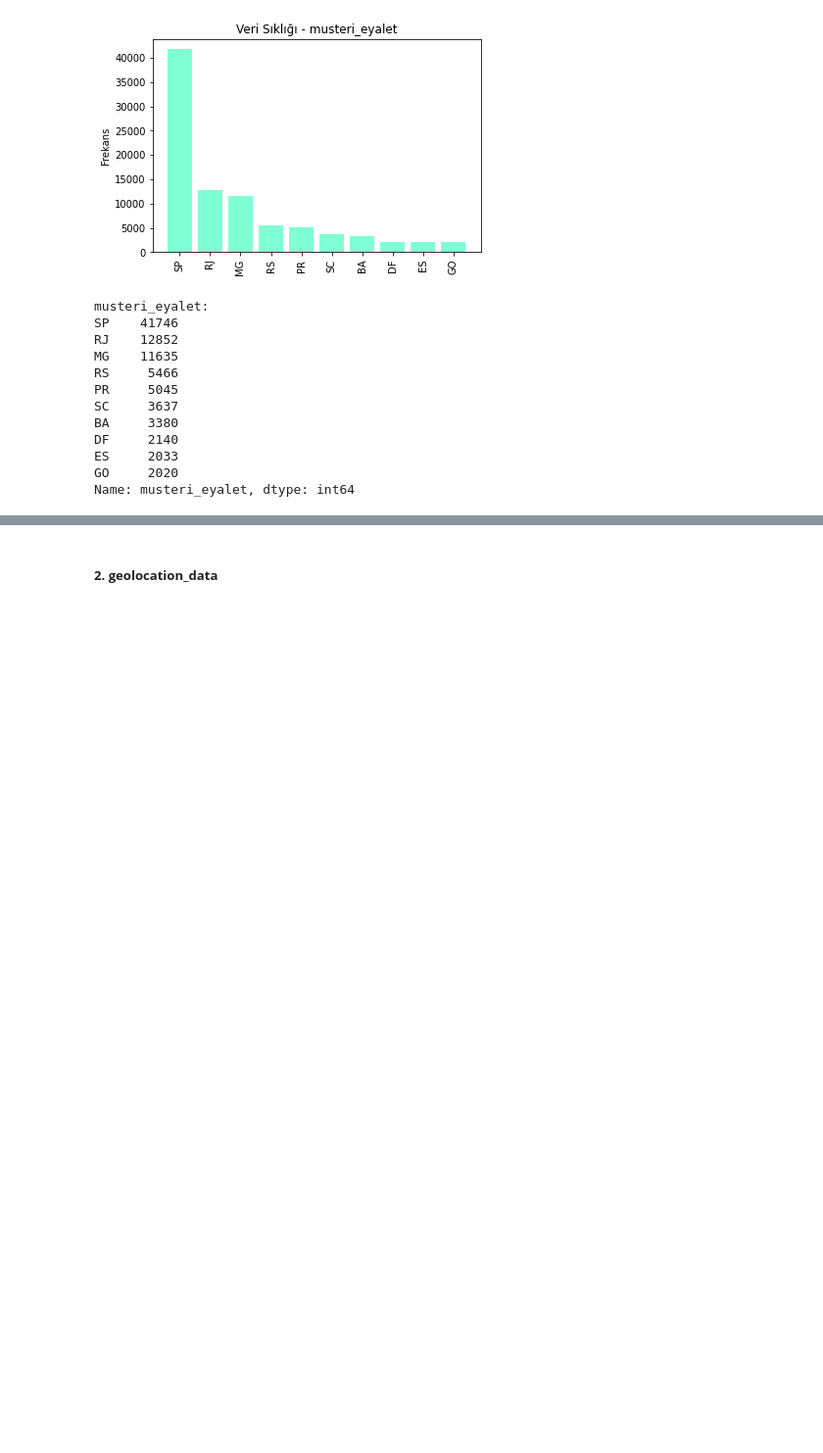
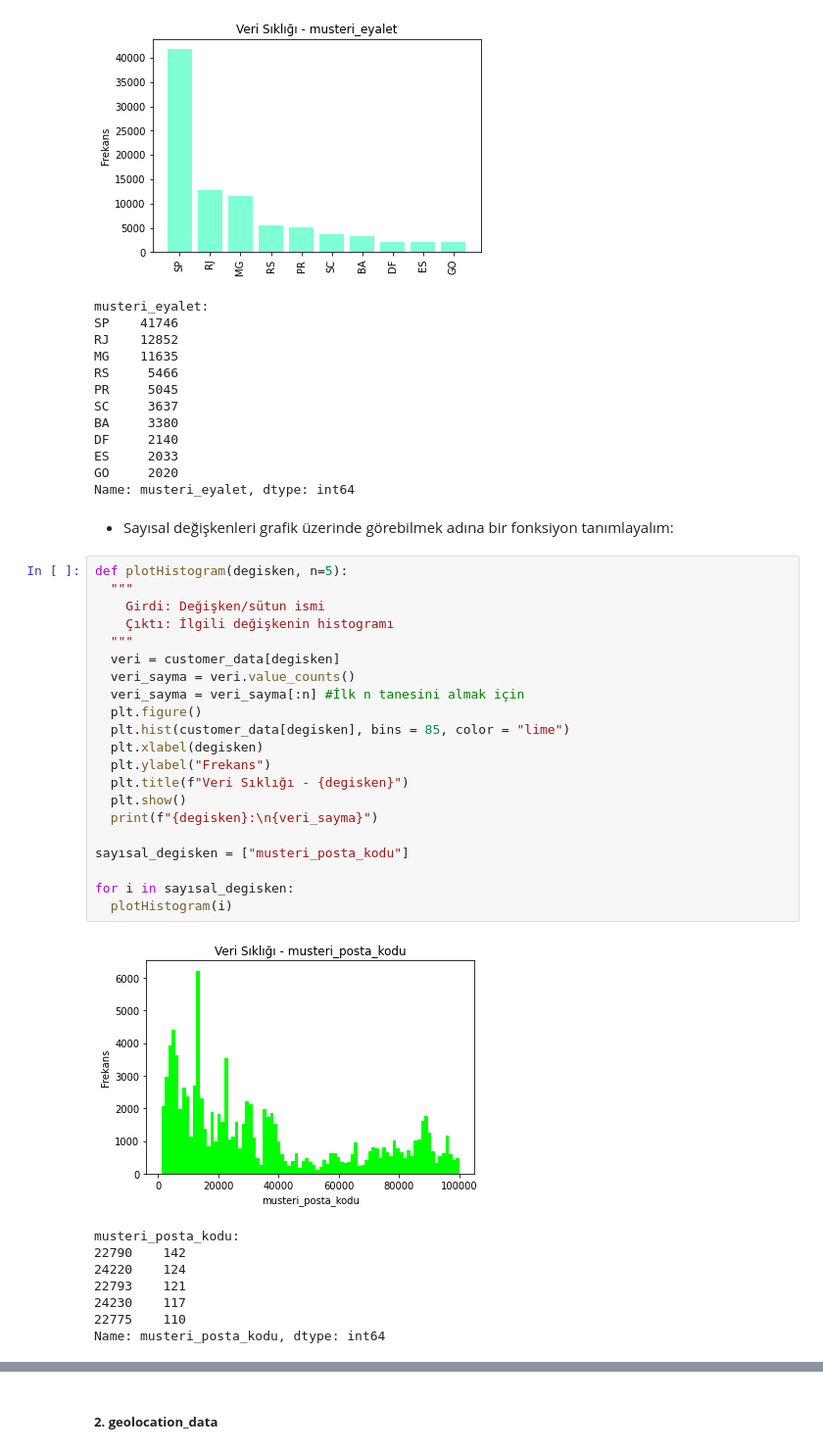
Before and after one commit to sudeokumus/womenintech_python_bitirme_projesi, a Jupyter notebook: ayrintilar.ipynb, the cells around one changed output, grey strips where cells are left out. Shown at 98% size. Saved outputs shown, nothing was run; the diff lists cells and outputs as text; blank space fills up the shorter version.

```diff
--- a/ayrintilar.ipynb
+++ b/ayrintilar.ipynb
@@ -281,6 +301,38 @@ DF     2140
 ES     2033
 GO     2020
 Name: musteri_eyalet, dtype: int64
+# %% [markdown]
+* Sayısal değişkenleri grafik üzerinde görebilmek adına bir fonksiyon tanımlayalım:
+# %%
+def plotHistogram(degisken, n=5):
+  """
+    Girdi: Değişken/sütun ismi
+    Çıktı: İlgili değişkenin histogramı
+  """
+  veri = customer_data[degisken]
+  veri_sayma = veri.value_counts()
+  veri_sayma = veri_sayma[:n] #İlk n tanesini almak için
+  plt.figure()
+  plt.hist(customer_data[degisken], bins = 85, color = "lime")
+  plt.xlabel(degisken)
+  plt.ylabel("Frekans")
+  plt.title(f"Veri Sıklığı - {degisken}")
+  plt.show()
+  print(f"{degisken}:\n{veri_sayma}")
+
+sayısal_degisken = ["musteri_posta_kodu"]
+
+for i in sayısal_degisken:
+  plotHistogram(i)
+# %% [output]
+[figure, added]
+musteri_posta_kodu:
+22790    142
+24220    124
+22793    121
+24230    117
+22775    110
+Name: musteri_posta_kodu, dtype: int64
 # %%
 #Müşterilerin en az bulunduğu şehirler
 
```
Also changed, not shown: parts of 33 cells of this notebook, 6 other files.
